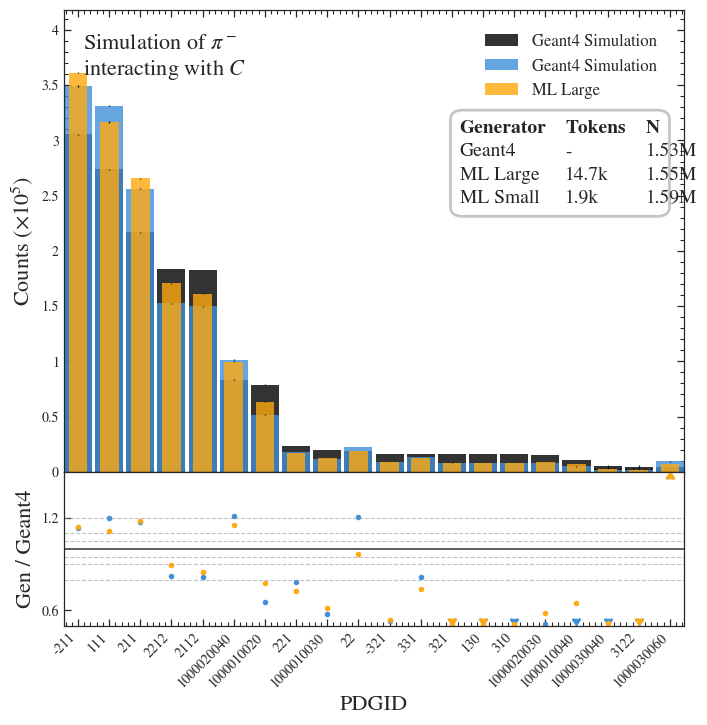
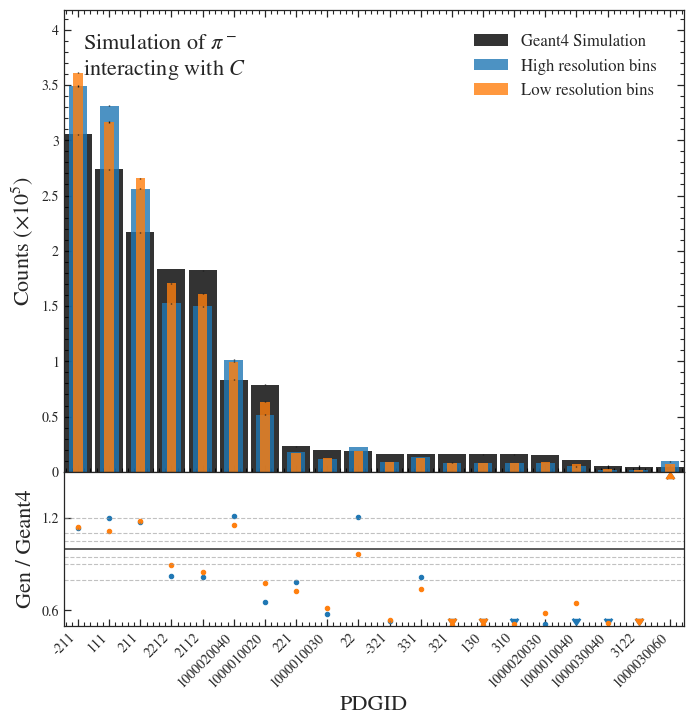
Code edit (unified diff) that turned the first committed figure into the second:
--- before
+++ after
@@ -37,5 +37,5 @@
     title=None,
     # spec_text=spec_text,
-    spec_table_rows=spec_table_rows,
+    # spec_table_rows=spec_table_rows,
     override_label_loc=(0.03 , 0.86),
     top_k=20,
@@ -43,16 +43,26 @@
 )
 
-# analv2.plotting_v2.plot_dist_and_ratio_discrete_grouped(
-#     column_name='pdgid',
-#     ref_vals=pdata_real,
-#     comp_vals_dict=gen_data_dict,
-#     model_legend_titles=models_legend_titles,
-#     density=False,
-#     use_log=False,
-#     out_file=None,
-#     title=None,
-#     # spec_text=spec_text,
-#     spec_table_rows=spec_table_rows,
-#     top_k=20,
-#     sort_descending=True
-# )
+fig, (axd, axr) = plt.subplots(
+    2, 1,
+    figsize=(12, 6),
+    sharex=True,
+    gridspec_kw={"height_ratios": [3, 1]},
+    constrained_layout=True
+)
+analv2.plotting_v2.plot_dist_and_ratio_discrete_overlaid(
+    column_name='pdgid',
+    ref_vals=pdata_real,
+    comp_vals_dict=gen_data_dict,
+    model_legend_titles=models_legend_titles,
+    density=False,
+    use_log=True,
+    out_file=None,
+    title=None,
+    ratio_ylim=(0, 1.5),
+    # spec_text=spec_text,
+    # spec_table_rows=spec_table_rows,
+    override_label_loc=(0.03 , 0.86),
+    # top_k=20,
+    sort_descending=True,
+    fig_ax_tuple=(fig, axd, axr)
+)

Commit: Model upgrades and fixes. Fixed custom loss memory inefficiency. Changed particleGPT directory structure entirely.